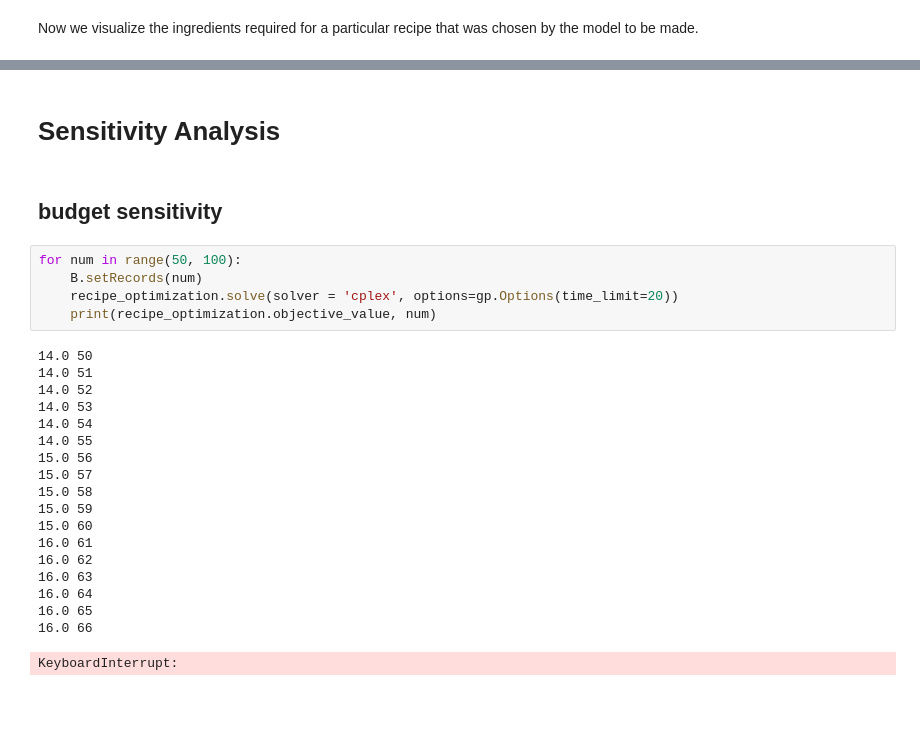
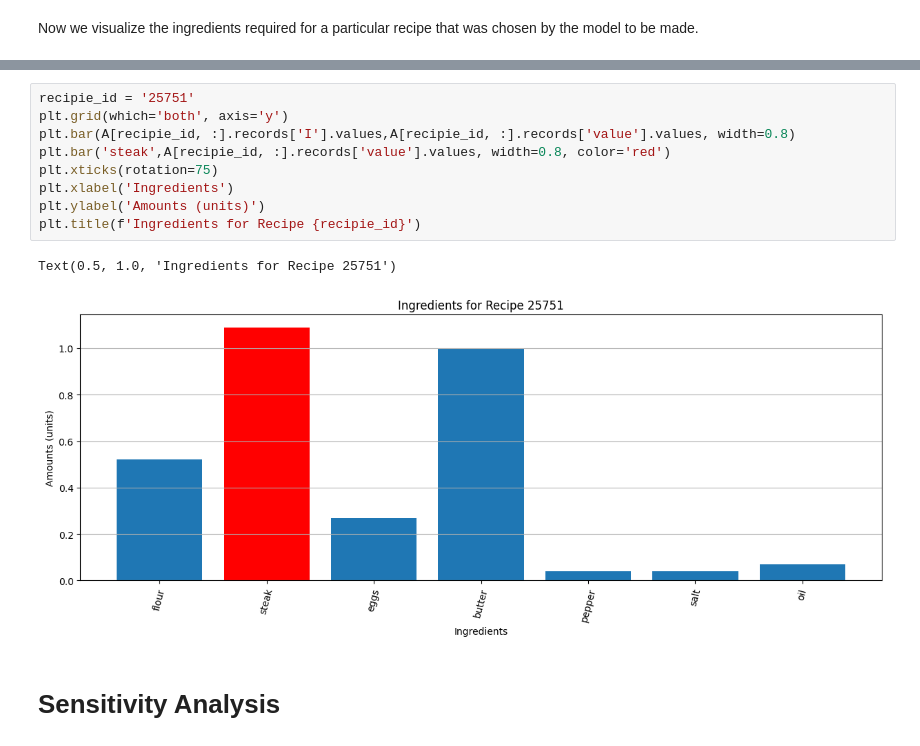
Before and after one commit to noahjillson/Recipe-Optimizations, a Jupyter notebook: modeling.ipynb, the cells around one changed output, grey strips where cells are left out. Drawn from its saved outputs; the diff is of its cells as text; blank space fills up the shorter version.

Commit message:
finished sensitivity study

```diff
--- a/modeling.ipynb
+++ b/modeling.ipynb
@@ -249,28 +324,14 @@ Text(0.5, 1.0, 'Ingredients for Recipe 31318')
+# %%
+recipie_id = '25751'
+plt.grid(which='both', axis='y')
+plt.bar(A[recipie_id, :].records['I'].values,A[recipie_id, :].records['value'].values, width=0.8)
+plt.bar('steak',A[recipie_id, :].records['value'].values, width=0.8, color='red')
+plt.xticks(rotation=75)
+plt.xlabel('Ingredients')
+plt.ylabel('Amounts (units)')
+plt.title(f'Ingredients for Recipe {recipie_id}')
+# %% [output]
+Text(0.5, 1.0, 'Ingredients for Recipe 25751')
+[figure, added]
 # %% [markdown]
 # Sensitivity Analysis
-# %% [markdown]
-## budget sensitivity
-# %%
-for num in range(50, 100):
-    B.setRecords(num)
-    recipe_optimization.solve(solver = 'cplex', options=gp.Options(time_limit=20))
-    print(recipe_optimization.objective_value, num)
-# %% [output]
-14.0 50
-14.0 51
-14.0 52
-14.0 53
-14.0 54
-14.0 55
-15.0 56
-15.0 57
-15.0 58
-15.0 59
-15.0 60
-16.0 61
-16.0 62
-16.0 63
-16.0 64
-16.0 65
-16.0 66
-KeyboardInterrupt:
```
Also changed, not shown: parts of 33 cells of this notebook.
